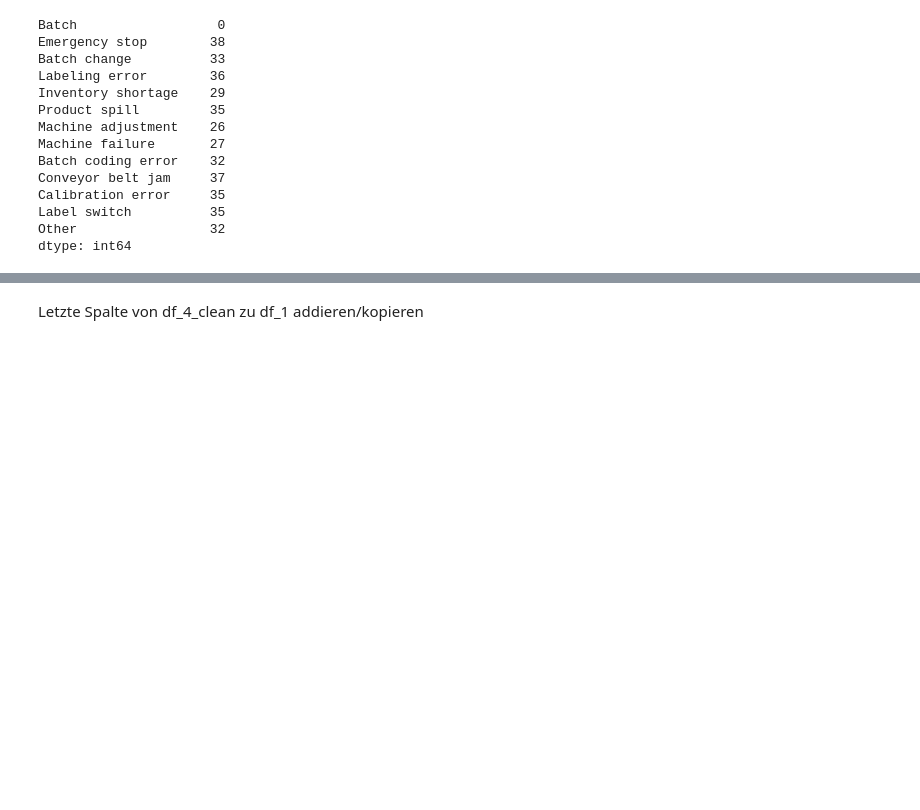
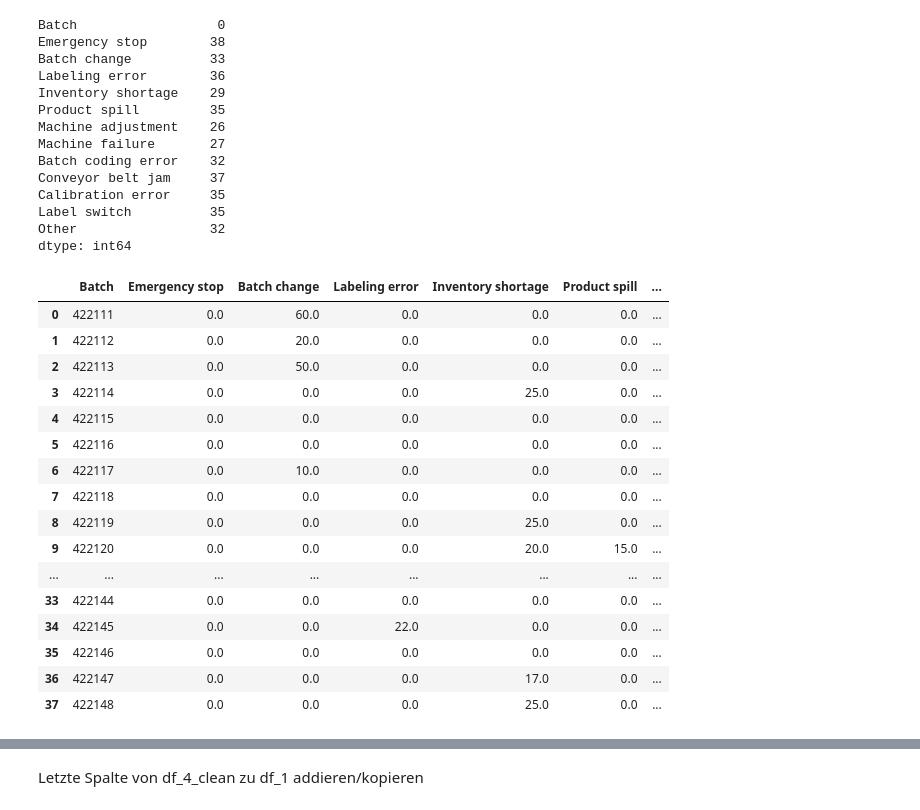
Before and after one commit to h-albrecht-ams/manufacturing_downtime, a Jupyter notebook: hendrik.ipynb, the cells around one changed output, grey strips where cells are left out. Cells and saved outputs as stored; diff of their text form; code cells hidden in the pictures; blank space fills up the shorter version.

```diff
--- a/hendrik.ipynb
+++ b/hendrik.ipynb
@@ -98,3 +164,26 @@ Calibration error     35
 Label switch          35
 Other                 32
 dtype: int64
+# %%
+# NaN Werte mit '0' füllen
+
+df_4_clean = df_4_clean.fillna(0)
+df_4_clean
+# %% [output]
+|  | Batch | Emergency stop | Batch change | Labeling error | Inventory shortage | Product spill | ... |
+| 0 | 422111 | 0.0 | 60.0 | 0.0 | 0.0 | 0.0 | ... |
+| 1 | 422112 | 0.0 | 20.0 | 0.0 | 0.0 | 0.0 | ... |
+| 2 | 422113 | 0.0 | 50.0 | 0.0 | 0.0 | 0.0 | ... |
+| 3 | 422114 | 0.0 | 0.0 | 0.0 | 25.0 | 0.0 | ... |
+| 4 | 422115 | 0.0 | 0.0 | 0.0 | 0.0 | 0.0 | ... |
+| 5 | 422116 | 0.0 | 0.0 | 0.0 | 0.0 | 0.0 | ... |
+| 6 | 422117 | 0.0 | 10.0 | 0.0 | 0.0 | 0.0 | ... |
+| 7 | 422118 | 0.0 | 0.0 | 0.0 | 0.0 | 0.0 | ... |
+| 8 | 422119 | 0.0 | 0.0 | 0.0 | 25.0 | 0.0 | ... |
+| 9 | 422120 | 0.0 | 0.0 | 0.0 | 20.0 | 15.0 | ... |
+| ... | ... | ... | ... | ... | ... | ... | ... |
+| 33 | 422144 | 0.0 | 0.0 | 0.0 | 0.0 | 0.0 | ... |
+| 34 | 422145 | 0.0 | 0.0 | 22.0 | 0.0 | 0.0 | ... |
+| 35 | 422146 | 0.0 | 0.0 | 0.0 | 0.0 | 0.0 | ... |
+| 36 | 422147 | 0.0 | 0.0 | 0.0 | 17.0 | 0.0 | ... |
+| 37 | 422148 | 0.0 | 0.0 | 0.0 | 25.0 | 0.0 | ... |
```
Also changed, not shown: parts of 11 cells of this notebook.
